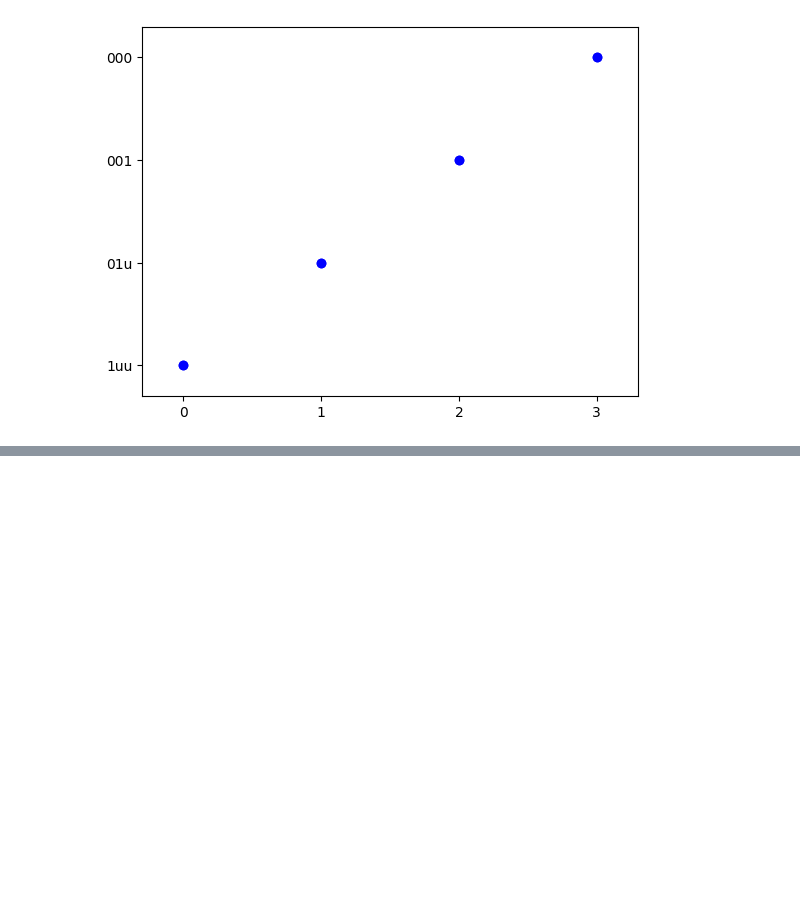
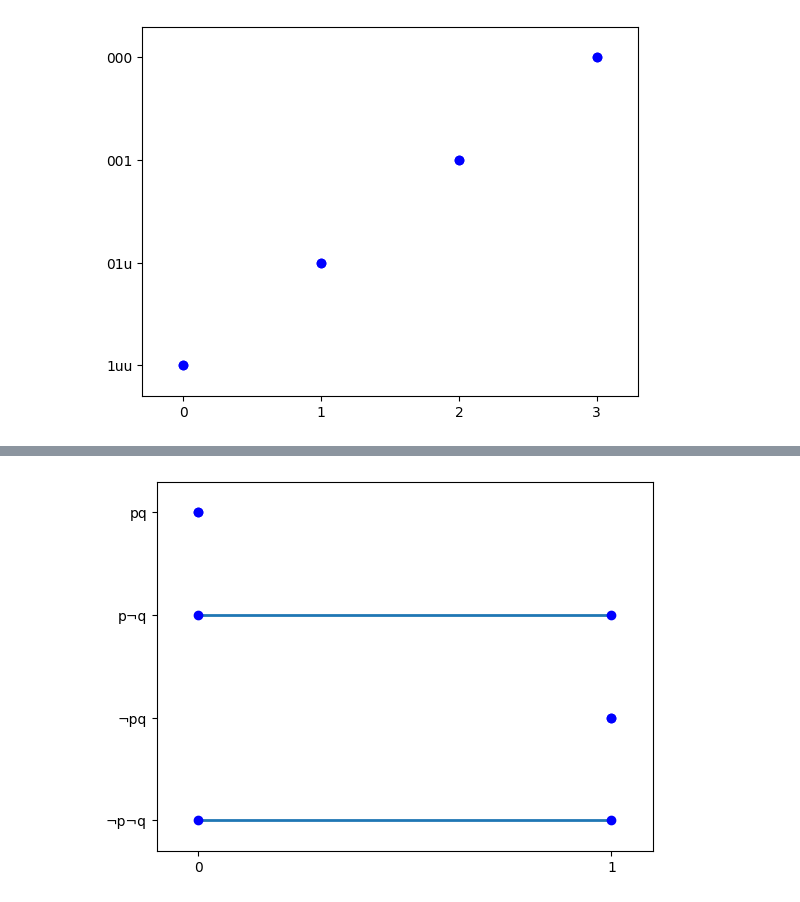
Before and after one commit to mihaicraciun2002/conditional-reasoning-tools, a Jupyter notebook: rational_closures_vectorised_valuations_gdrive.ipynb, the cells around one changed output, grey strips where cells are left out. Saved outputs shown, nothing was run; the diff lists cells and outputs as text; code cells hidden in the pictures; blank space fills up the shorter version.

```diff
--- a/rational_closures_vectorised_valuations_gdrive.ipynb
+++ b/rational_closures_vectorised_valuations_gdrive.ipynb
@@ -249,0 +262,4 @@ Rank for valuation 000 is 3
+# %%
+display_raw(["pq", "p¬q", "¬pq", "¬p¬q"], [(0, 0), (0, 1), (1, 1), (0, 1)])
+# %% [output]
+[figure, added]
```
Also changed, not shown: parts of 16 cells of this notebook.
